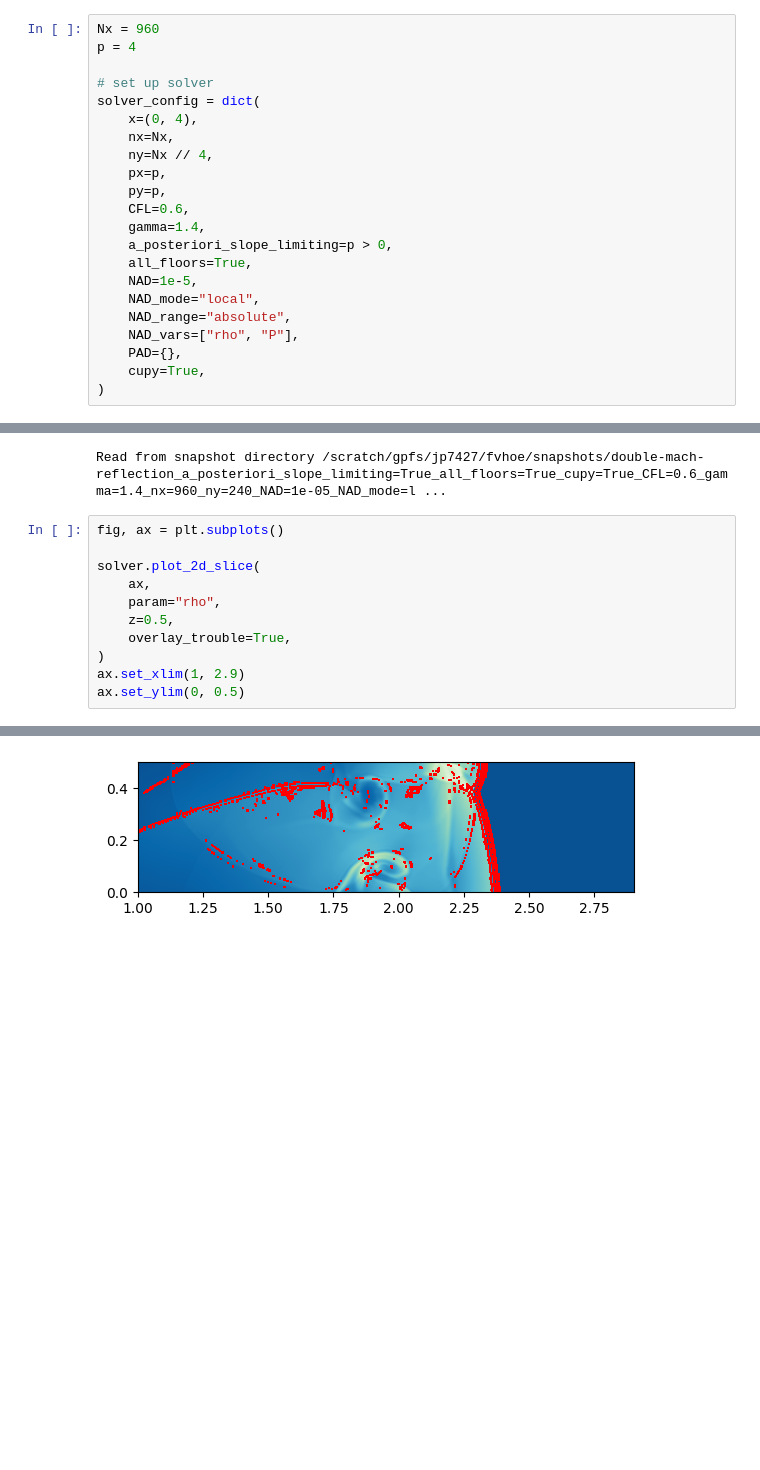
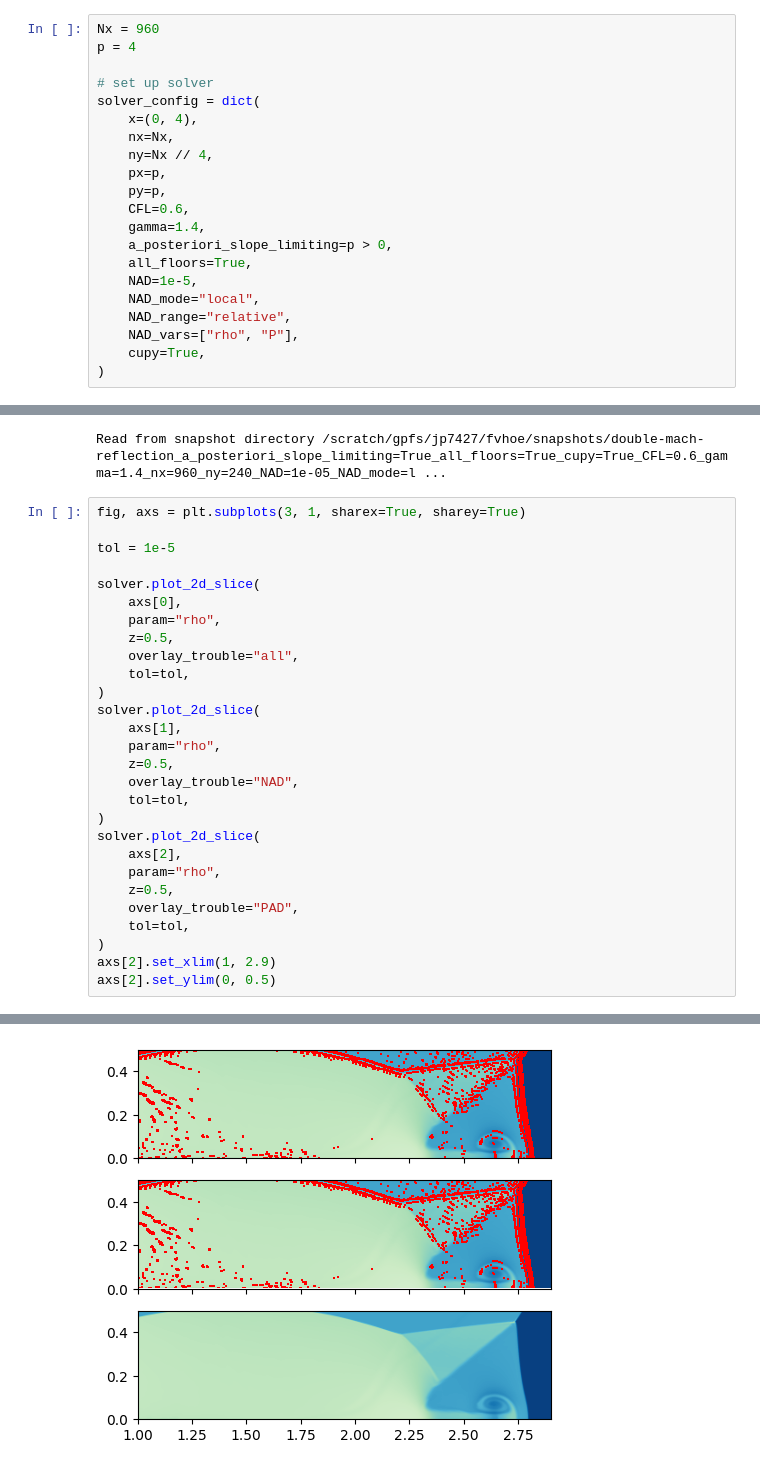
Before and after one commit to jpalafou/FVHOE, a Jupyter notebook: experiments/notebooks/dmr.ipynb, the cells around one changed output, grey strips where cells are left out. Saved outputs shown, nothing was run; the diff lists cells and outputs as text; blank space fills up the shorter version.

```diff
--- a/experiments/notebooks/dmr.ipynb
+++ b/experiments/notebooks/dmr.ipynb
@@ -24,9 +24,8 @@ solver_config = dict(
     all_floors=True,
     NAD=1e-5,
     NAD_mode="local",
-    NAD_range="absolute",
+    NAD_range="relative",
     NAD_vars=["rho", "P"],
-    PAD={},
     cupy=True,
 )
 # %%
@@ -44,16 +43,33 @@ solver = EulerSolver_wrapper(
 # %% [output]
 Read from snapshot directory /scratch/gpfs/jp7427/fvhoe/snapshots/double-mach-reflection_a_posteriori_slope_limiting=True_all_floors=True_cupy=True_CFL=0.6_gamma=1.4_nx=960_ny=240_NAD=1e-05_NAD_mode=l ...
 # %%
-fig, ax = plt.subplots()
+fig, axs = plt.subplots(3, 1, sharex=True, sharey=True)
+
+tol = 1e-5
 
 solver.plot_2d_slice(
-    ax,
+    axs[0],
     param="rho",
     z=0.5,
-    overlay_trouble=True,
+    overlay_trouble="all",
+    tol=tol,
 )
-ax.set_xlim(1, 2.9)
-ax.set_ylim(0, 0.5)
+solver.plot_2d_slice(
+    axs[1],
+    param="rho",
+    z=0.5,
+    overlay_trouble="NAD",
+    tol=tol,
+)
+solver.plot_2d_slice(
+    axs[2],
+    param="rho",
+    z=0.5,
+    overlay_trouble="PAD",
+    tol=tol,
+)
+axs[2].set_xlim(1, 2.9)
+axs[2].set_ylim(0, 0.5)
 # %% [output]
 t=0.2, x=[0.0020833333333333333, 3.997916666666667], y=[0.0020833333333333333, 0.9979166666666667], z=0.5
 horizontal_axis='x', vertical_axis='y'
@@ -60,5 +80,5 @@ horizontal_axis='x', vertical_axis='y'
 (0.0, 0.5)
-[figure, old version]
+[figure, new version]
 # %%
 fig, ax = plt.subplots()
 
```
Also changed, not shown: parts of 2 cells of this notebook, 3 other files.
